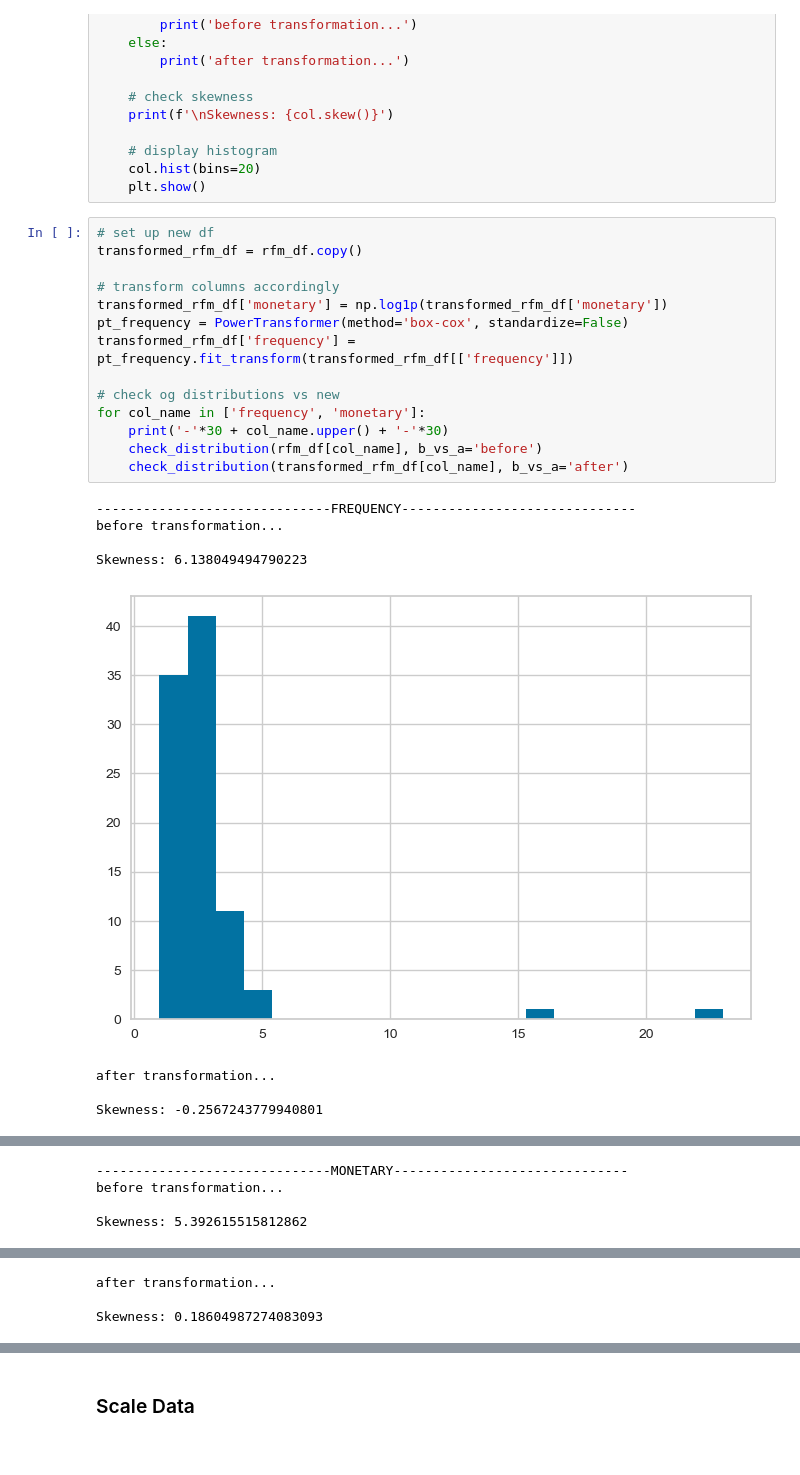
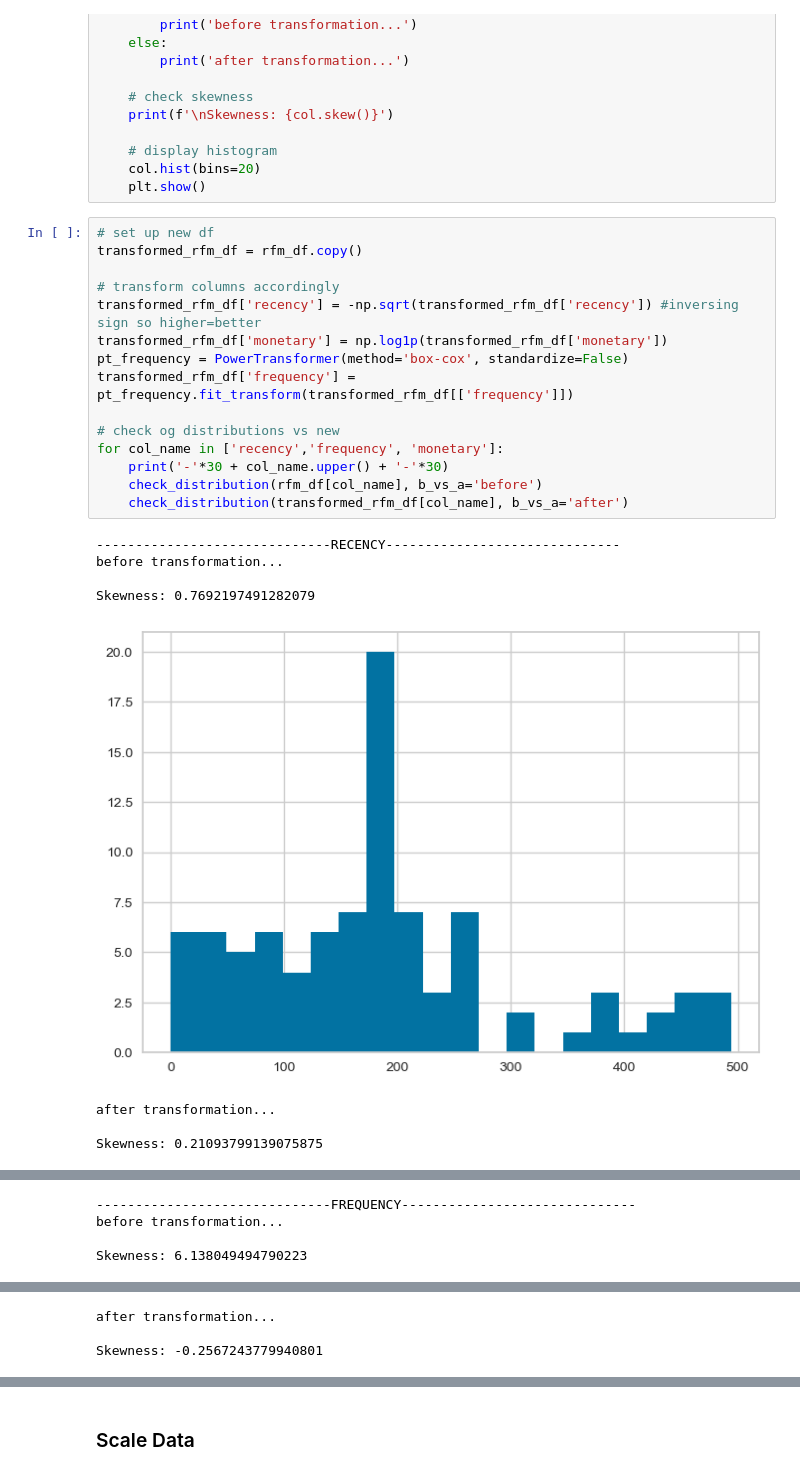
Before and after one commit to brianna-mitri/vehicle-sales-analysis, a Jupyter notebook: analysis/rfm.ipynb, the cells around one changed output, grey strips where cells are left out. Saved outputs shown, nothing was run; the diff lists cells and outputs as text.

Commit message:
Transformed all columns so skewness is less than 0.5 and inversed sign for recency so higher is better

```diff
--- a/analysis/rfm.ipynb
+++ b/analysis/rfm.ipynb
@@ -317,23 +317,24 @@ def check_distribution(col, b_vs_a='before'):
 # %%
 # set up new df
 transformed_rfm_df = rfm_df.copy()
 
 # transform columns accordingly
+transformed_rfm_df['recency'] = -np.sqrt(transformed_rfm_df['recency']) #inversing sign so higher=better
 transformed_rfm_df['monetary'] = np.log1p(transformed_rfm_df['monetary'])
 pt_frequency = PowerTransformer(method='box-cox', standardize=False)
 transformed_rfm_df['frequency'] = pt_frequency.fit_transform(transformed_rfm_df[['frequency']])
 
 # check og distributions vs new
-for col_name in ['frequency', 'monetary']:
+for col_name in ['recency','frequency', 'monetary']:
     print('-'*30 + col_name.upper() + '-'*30)
     check_distribution(rfm_df[col_name], b_vs_a='before')
     check_distribution(transformed_rfm_df[col_name], b_vs_a='after')
 # %% [output]
-------------------------------FREQUENCY------------------------------
+------------------------------RECENCY------------------------------
 before transformation...
 
-Skewness: 6.138049494790223
+Skewness: 0.7692197491282079
-[figure, old version]
+[figure, new version]
 after transformation...
 
-Skewness: -0.2567243779940801
+Skewness: 0.21093799139075875
@@ -341,4 +342,4 @@ Skewness: -0.2567243779940801
-------------------------------MONETARY------------------------------
+------------------------------FREQUENCY------------------------------
 before transformation...
 
-Skewness: 5.392615515812862
+Skewness: 6.138049494790223
@@ -346,3 +347,3 @@ Skewness: 5.392615515812862
 after transformation...
 
-Skewness: 0.18604987274083093
+Skewness: -0.2567243779940801
```
Also changed, not shown: parts of 21 cells of this notebook.
